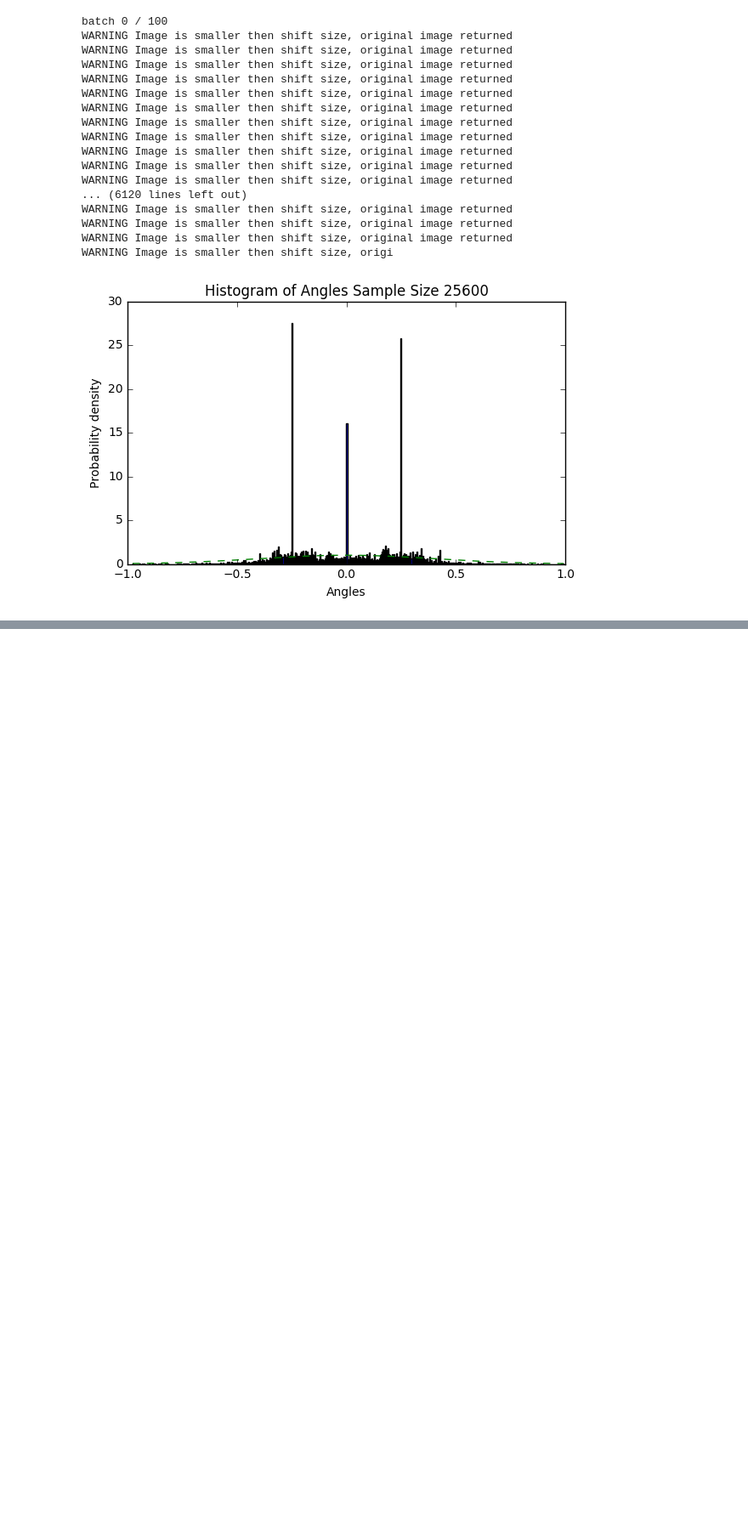
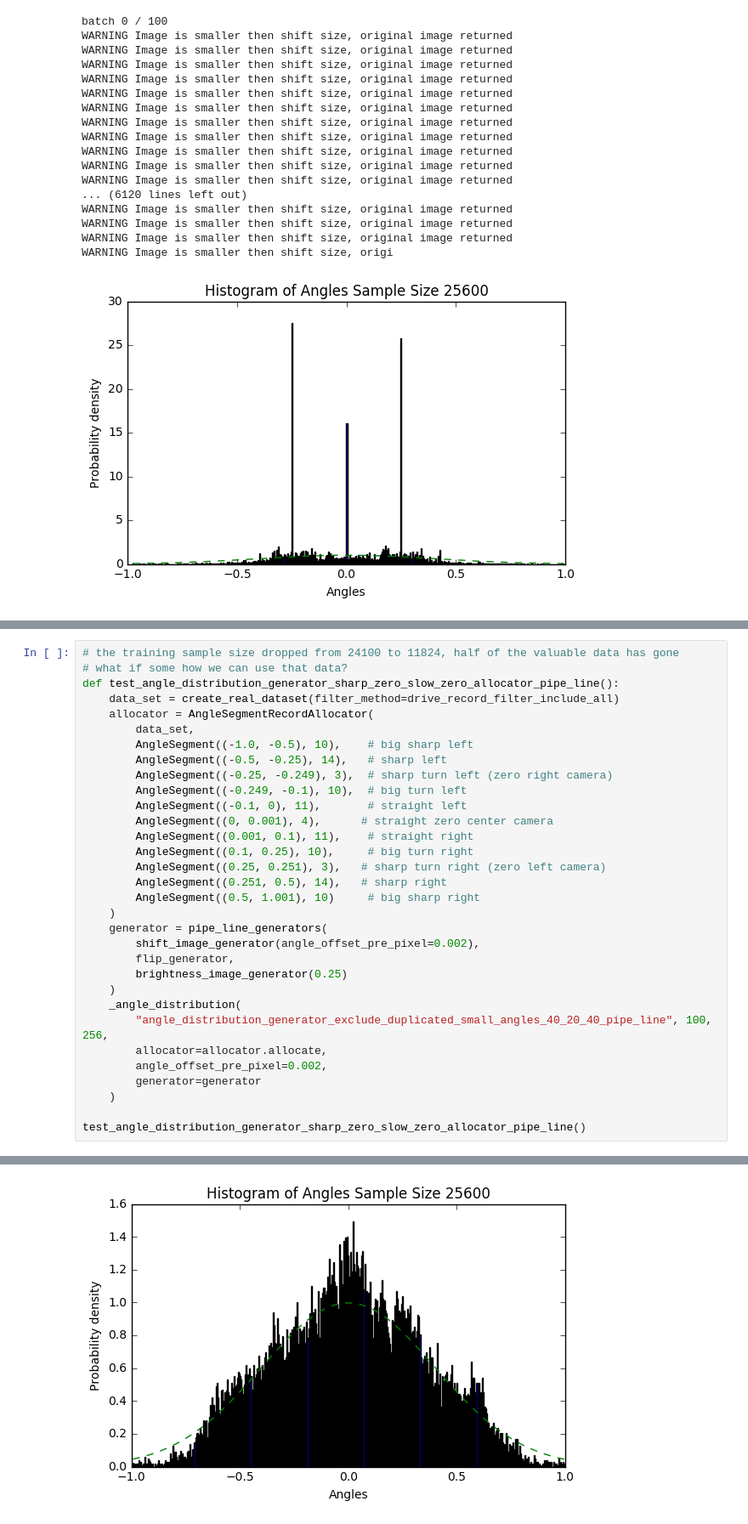
Before and after one commit to jluo-bgl/Self-Driving-Car-Behavioral-Cloning, a Jupyter notebook: visualization.ipynb, the cells around one changed output, grey strips where cells are left out. Shown at 85% size. Saved outputs shown, nothing was run; the diff lists cells and outputs as text; blank space fills up the shorter version.

```diff
--- a/visualization.ipynb
+++ b/visualization.ipynb
@@ -249,0 +248,33 @@ WARNING Image is smaller then shift size, original image
+# %%
+# the training sample size dropped from 24100 to 11824, half of the valuable data has gone
+# what if some how we can use that data?
+def test_angle_distribution_generator_sharp_zero_slow_zero_allocator_pipe_line():
+    data_set = create_real_dataset(filter_method=drive_record_filter_include_all)
+    allocator = AngleSegmentRecordAllocator(
+        data_set,
+        AngleSegment((-1.0, -0.5), 10),    # big sharp left
+        AngleSegment((-0.5, -0.25), 14),   # sharp left
+        AngleSegment((-0.25, -0.249), 3),  # sharp turn left (zero right camera)
+        AngleSegment((-0.249, -0.1), 10),  # big turn left
+        AngleSegment((-0.1, 0), 11),       # straight left
+        AngleSegment((0, 0.001), 4),      # straight zero center camera
+        AngleSegment((0.001, 0.1), 11),    # straight right
+        AngleSegment((0.1, 0.25), 10),     # big turn right
+        AngleSegment((0.25, 0.251), 3),   # sharp turn right (zero left camera)
+        AngleSegment((0.251, 0.5), 14),   # sharp right
+        AngleSegment((0.5, 1.001), 10)     # big sharp right
+    )
+    generator = pipe_line_generators(
+        shift_image_generator(angle_offset_pre_pixel=0.002),
+        flip_generator,
+        brightness_image_generator(0.25)
+    )
+    _angle_distribution(
+        "angle_distribution_generator_exclude_duplicated_small_angles_40_20_40_pipe_line", 100, 256,
+        allocator=allocator.allocate,
+        angle_offset_pre_pixel=0.002,
+        generator=generator
+    )
+
+test_angle_distribution_generator_sharp_zero_slow_zero_allocator_pipe_line()
+# %% [output]
@@ -249,0 +298 @@ WARNING Image is smaller then shift size, original image
+[figure, added]
```
Also changed, not shown: parts of 3 cells of this notebook, 5 other files.
